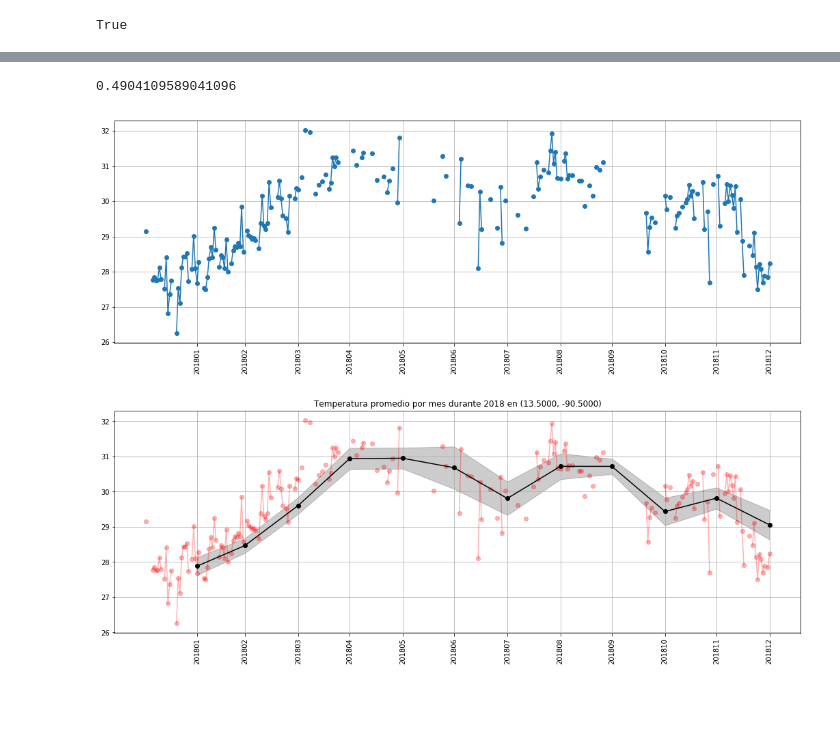
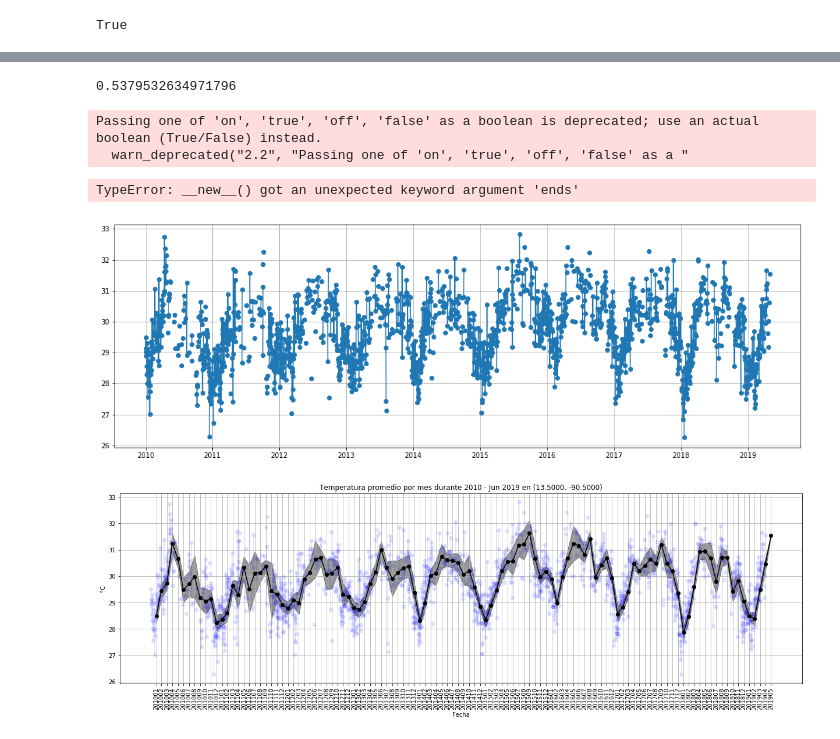
Before and after one commit to Guitlle/Marea-Roja-en-Guatemala, a Jupyter notebook: explorar-datos/Datos Historicos - explorar.ipynb, the cells around one changed output, grey strips where cells are left out. Saved outputs shown, nothing was run; the diff lists cells and outputs as text; code cells hidden in the pictures; blank space fills up the shorter version.

```diff
--- a/explorar-datos/Datos Historicos - explorar.ipynb
+++ b/explorar-datos/Datos Historicos - explorar.ipynb
@@ -18,7 +18,7 @@ import os
 i = 0
 datasets = []
 for filename in os.listdir(datapath):
-    if "SST" in filename and "MODA2018" in filename:
+    if "SST" in filename: # and "MODA2018" in filename:
         dataset = xa.open_dataset(datapath + filename)
         datasets.append(dataset)
         i += 1
@@ -58,18 +58,21 @@ Text(0.5, 1.0, 'NAs count per pixel')
 lat, lon = (13.5, -90.5)
 # %%
 # Tomando un punto al azar en la costa sur, contando los NAs (casi la mitad)
-np.sum(np.isnan(concat.sel(lat = lat, lon=lon, method="nearest")).values) / 365
+np.sum(np.isnan(concat.sel(lat = lat, lon=lon, method="nearest")).values) / (365*8.5)
 # %% [output]
-0.4904109589041096
+0.5379532634971796
 # %%
 # Tomando un punto al azar en la costa sur, graficando
 mlp.rcParams["figure.figsize"] = (18, 6)
 plt.plot(concat.date.values, concat.sel(lat = lat, lon=lon, method="nearest").values, marker="o")
 #[plt.axvline(x, c="red") for x in np.cumsum([0,31,28,31,30,31,30,31,31,30,31,30,31]) ]
 plt.grid("on")
-index = pd.DatetimeIndex(start="2018-01-01", periods=12, freq="1M")
+index = pd.DatetimeIndex(start="2010-01-01", ends="2019-06-01", freq="1M")
 plt.xticks(index, index.map(lambda x: x.year *100 + x.month), rotation=90)
 None
 # %% [output]
+Passing one of 'on', 'true', 'off', 'false' as a boolean is deprecated; use an actual boolean (True/False) instead.
+  warn_deprecated("2.2", "Passing one of 'on', 'true', 'off', 'false' as a "
+TypeError: __new__() got an unexpected keyword argument 'ends'
-[figure, old version]
+[figure, new version]
 # %%
@@ -81,23 +88,25 @@ stderr = 2* monthlystd / np.sqrt(monthlyn)
 # %%
 # Temperatura mensual
-mlp.rcParams["figure.figsize"] = (18, 6)
+mlp.rcParams["figure.figsize"] = (21, 6)
 ax = plt.subplot(111)
-x = pd.DatetimeIndex(start="2018-01-1", periods=12, freq="1M")
+x = pd.DatetimeIndex(start="2010-01-01", end="2019-06-01", freq="1M")
 y = monthlymeans.sel(lat = lat, lon=lon, method="nearest").values
 err = stderr.sel(lat = lat, lon=lon, method="nearest").values
 
-plt.plot(concat.date.values, concat.sel(lat = lat, lon=lon, method="nearest").values, marker="o", color="red", alpha=0.3)
+plt.plot(concat.date.values, concat.sel(lat = lat, lon=lon, method="nearest").values, marker="o", color="blue", alpha=0.1)
 
 plt.plot(x, monthlymeans.sel(lat = lat, lon=lon, method="nearest").values, marker="o", color="black")
 #plt.errorbar([calendar.month_abbr[i] for i in monthlymeans.month.values], monthlymeans.sel(lat = lat, lon=lon, method="nearest").values, marker="o", capsize=15,
 #             yerr= stderr.sel(lat = lat, lon=lon, method="nearest").values)
-plt.fill_between(x, y+err, y-err, color="black", alpha=0.2)
+plt.fill_between(x, y+err, y-err, color="black", alpha=0.4)
 
 plt.grid("on")
-plt.title("Temperatura promedio por mes durante 2018 en ({0:.4f}, {1:.4f})".format(lat,lon))
+plt.title("Temperatura promedio por mes durante 2010 - Jun 2019 en ({0:.4f}, {1:.4f})".format(lat,lon))
 
 plt.xticks(x, x.map(lambda x: x.year *100 + x.month), rotation=90)
+plt.ylabel("°C")
+plt.xlabel("Fecha")
 
 None
 # %% [output]
-[figure, old version]
+[figure, new version]
```
Also changed, not shown: parts of 8 cells of this notebook.
